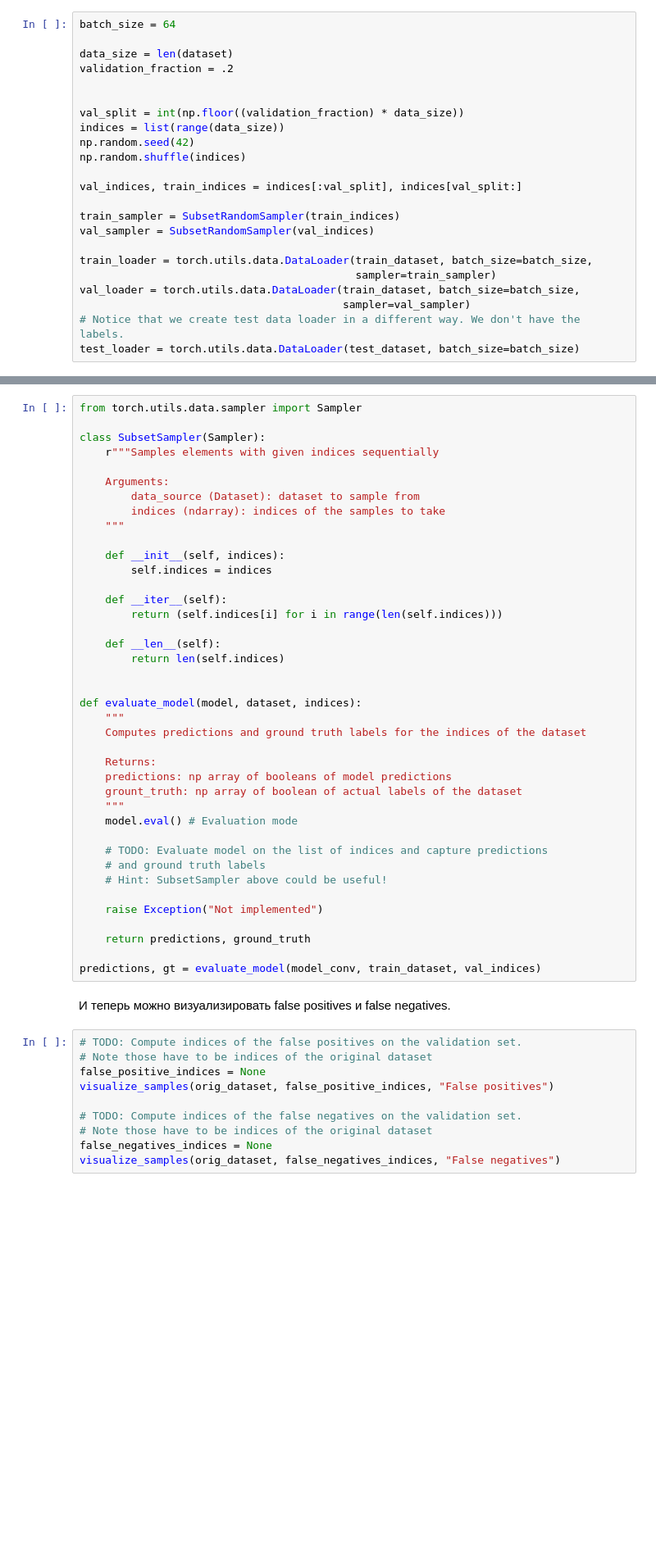
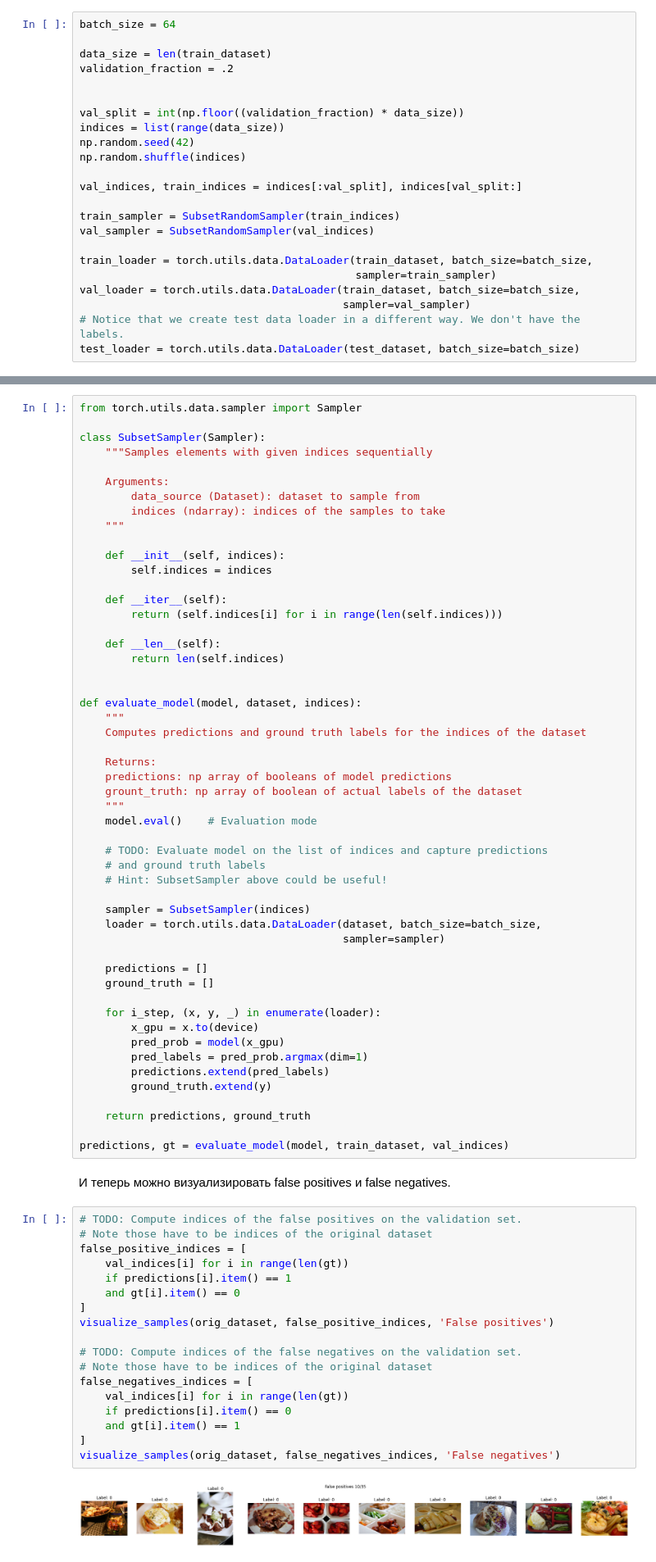
Before and after one commit to katerina-merkulova/dlcourse_ai, a Jupyter notebook: assignments/assignment4/HotdogOrNot.ipynb, the cells around one changed output, grey strips where cells are left out. Shown at 82% size. Drawn from its saved outputs; the diff is of its cells as text; blank space fills up the shorter version.

```diff
--- a/assignments/assignment4/HotdogOrNot.ipynb
+++ b/assignments/assignment4/HotdogOrNot.ipynb
@@ -170,7 +174,7 @@ test_dataset = HotdogOrNotDataset(test_folder,
 # %%
 batch_size = 64
 
-data_size = len(dataset)
+data_size = len(train_dataset)
 validation_fraction = .2
 
 
@@ -353,7 +407,7 @@ loss_history, train_history, val_history = train_model(model_conv, train_loader,
 from torch.utils.data.sampler import Sampler
 
 class SubsetSampler(Sampler):
-    r"""Samples elements with given indices sequentially
+    """Samples elements with given indices sequentially
 
     Arguments:
         data_source (Dataset): dataset to sample from
@@ -378,26 +432,48 @@ def evaluate_model(model, dataset, indices):
     predictions: np array of booleans of model predictions
     grount_truth: np array of boolean of actual labels of the dataset
     """
-    model.eval() # Evaluation mode
+    model.eval()    # Evaluation mode
 
     # TODO: Evaluate model on the list of indices and capture predictions
     # and ground truth labels
     # Hint: SubsetSampler above could be useful!
 
-    raise Exception("Not implemented")
+    sampler = SubsetSampler(indices)
+    loader = torch.utils.data.DataLoader(dataset, batch_size=batch_size,
+                                         sampler=sampler)
+
+    predictions = []
+    ground_truth = []
+
+    for i_step, (x, y, _) in enumerate(loader):
+        x_gpu = x.to(device)
+        pred_prob = model(x_gpu)
+        pred_labels = pred_prob.argmax(dim=1)
+        predictions.extend(pred_labels)
+        ground_truth.extend(y)
 
     return predictions, ground_truth
 
-predictions, gt = evaluate_model(model_conv, train_dataset, val_indices)
+predictions, gt = evaluate_model(model, train_dataset, val_indices)
 # %% [markdown]
 И теперь можно визуализировать false positives и false negatives.
 # %%
 # TODO: Compute indices of the false positives on the validation set.
 # Note those have to be indices of the original dataset
-false_positive_indices = None
-visualize_samples(orig_dataset, false_positive_indices, "False positives")
+false_positive_indices = [
+    val_indices[i] for i in range(len(gt))
+    if predictions[i].item() == 1
+    and gt[i].item() == 0
+]
+visualize_samples(orig_dataset, false_positive_indices, 'False positives')
 
 # TODO: Compute indices of the false negatives on the validation set.
 # Note those have to be indices of the original dataset
-false_negatives_indices = None
-visualize_samples(orig_dataset, false_negatives_indices, "False negatives")
+false_negatives_indices = [
+    val_indices[i] for i in range(len(gt))
+    if predictions[i].item() == 0
+    and gt[i].item() == 1
+]
+visualize_samples(orig_dataset, false_negatives_indices, 'False negatives')
+# %% [output]
+[figure, added]
```
Also changed, not shown: parts of 20 cells of this notebook.
